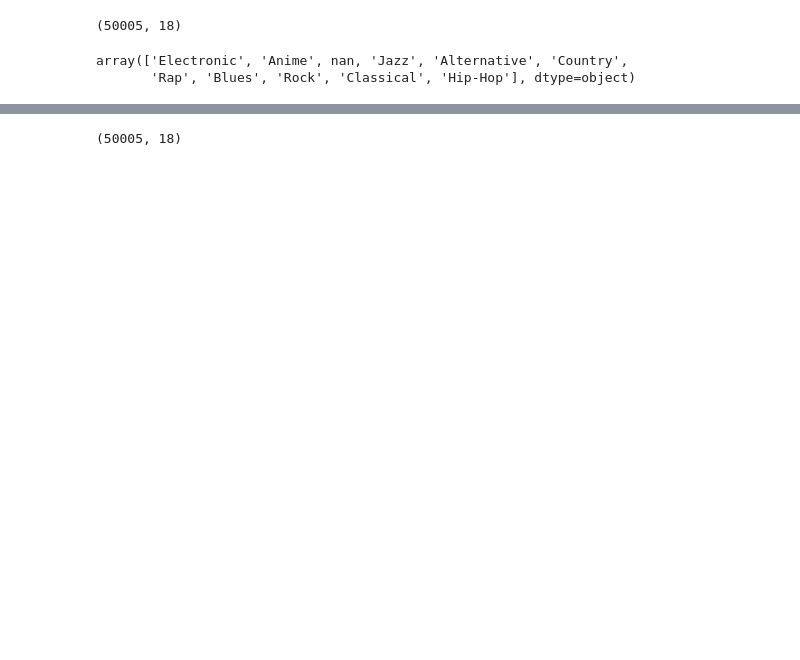
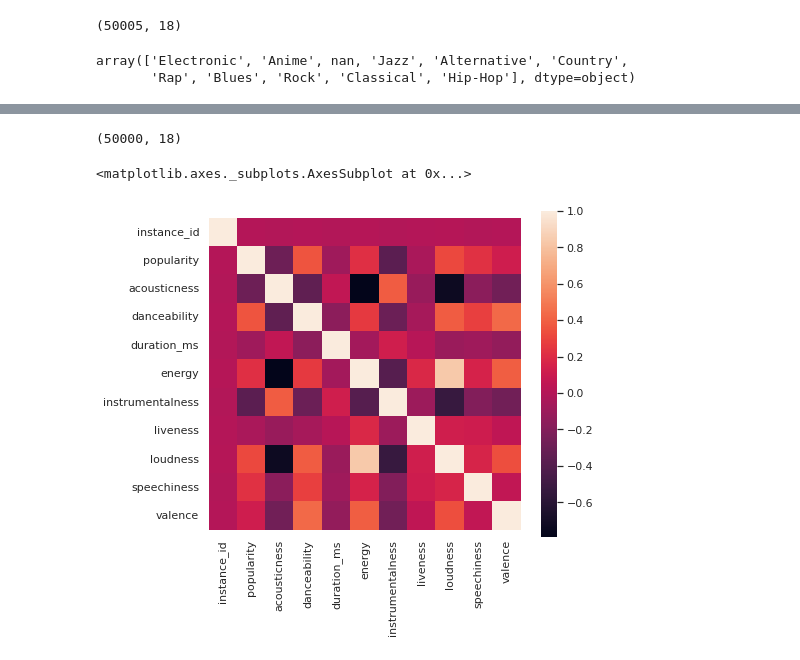
Before and after one commit to SidtheKidx/spotify-genre-analysis, a Jupyter notebook: Thrasio_music_genre_prediction.ipynb, the cells around one changed output, grey strips where cells are left out. Drawn from its saved outputs; the diff is of its cells as text; code cells hidden in the pictures; blank space fills up the shorter version.

```diff
--- a/Thrasio_music_genre_prediction.ipynb
+++ b/Thrasio_music_genre_prediction.ipynb
@@ -83,2 +83,5 @@ Rap            5000
 Name: music_genre, dtype: int64
+# %%
+#Dropping values that are NANs(i.e. 5 values in 'music genre')
+music = music[music['music_genre'].notna()]
 # %%
@@ -99,4 +114,12 @@ Name: music_genre, Length: 50000, dtype: object
 # %%
 music.shape
 # %% [output]
-(50005, 18)
+(50000, 18)
+# %%
+#Finding correlation between target varriable and features
+corrmat = music.corr()
+f, ax = plt.subplots(figsize=(7,6))
+sns.heatmap(corrmat, square = True)
+# %% [output]
+<matplotlib.axes._subplots.AxesSubplot at 0x...>
+[figure, added]
```
Also changed, not shown: parts of 4 cells of this notebook.
